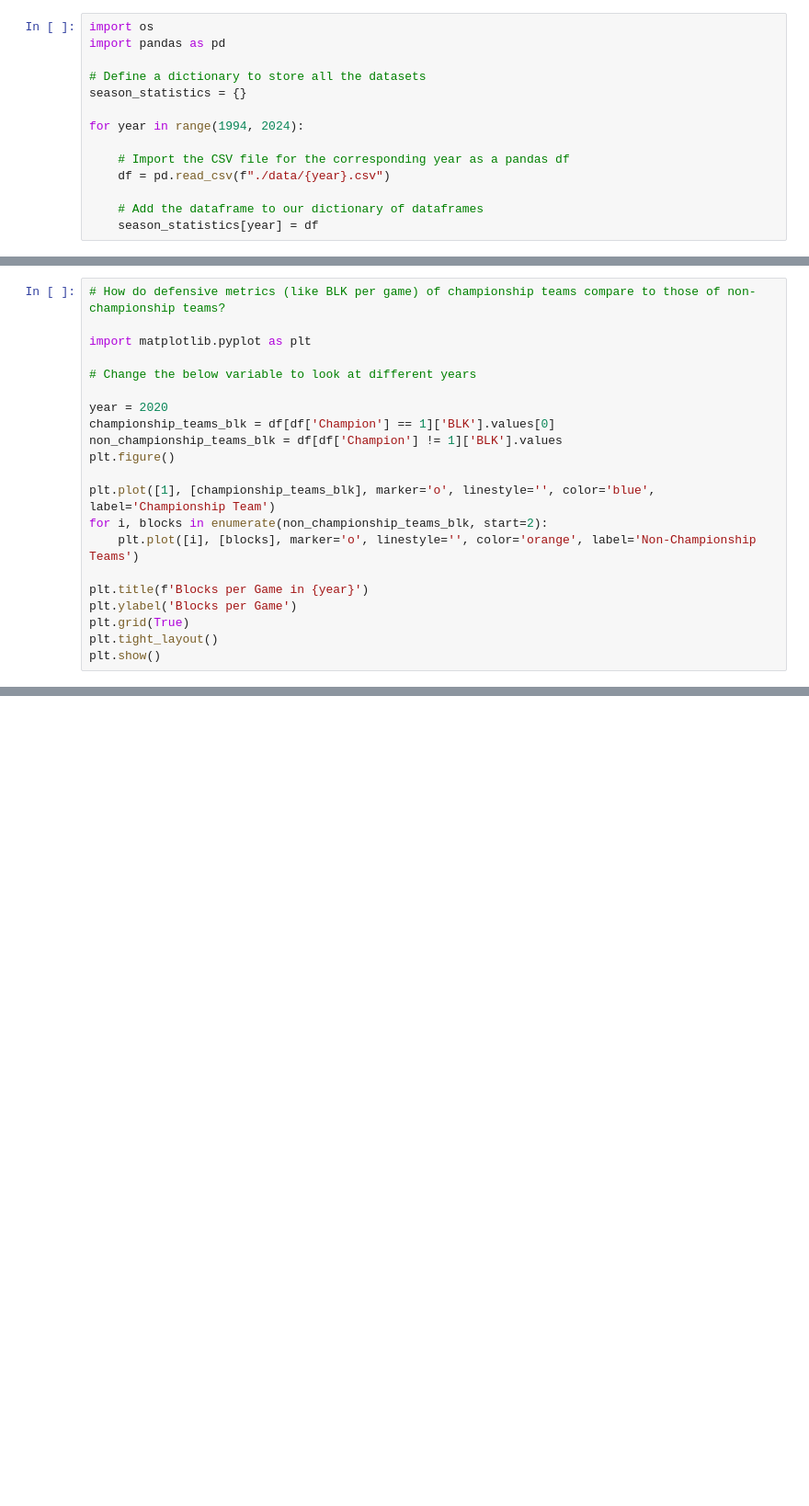
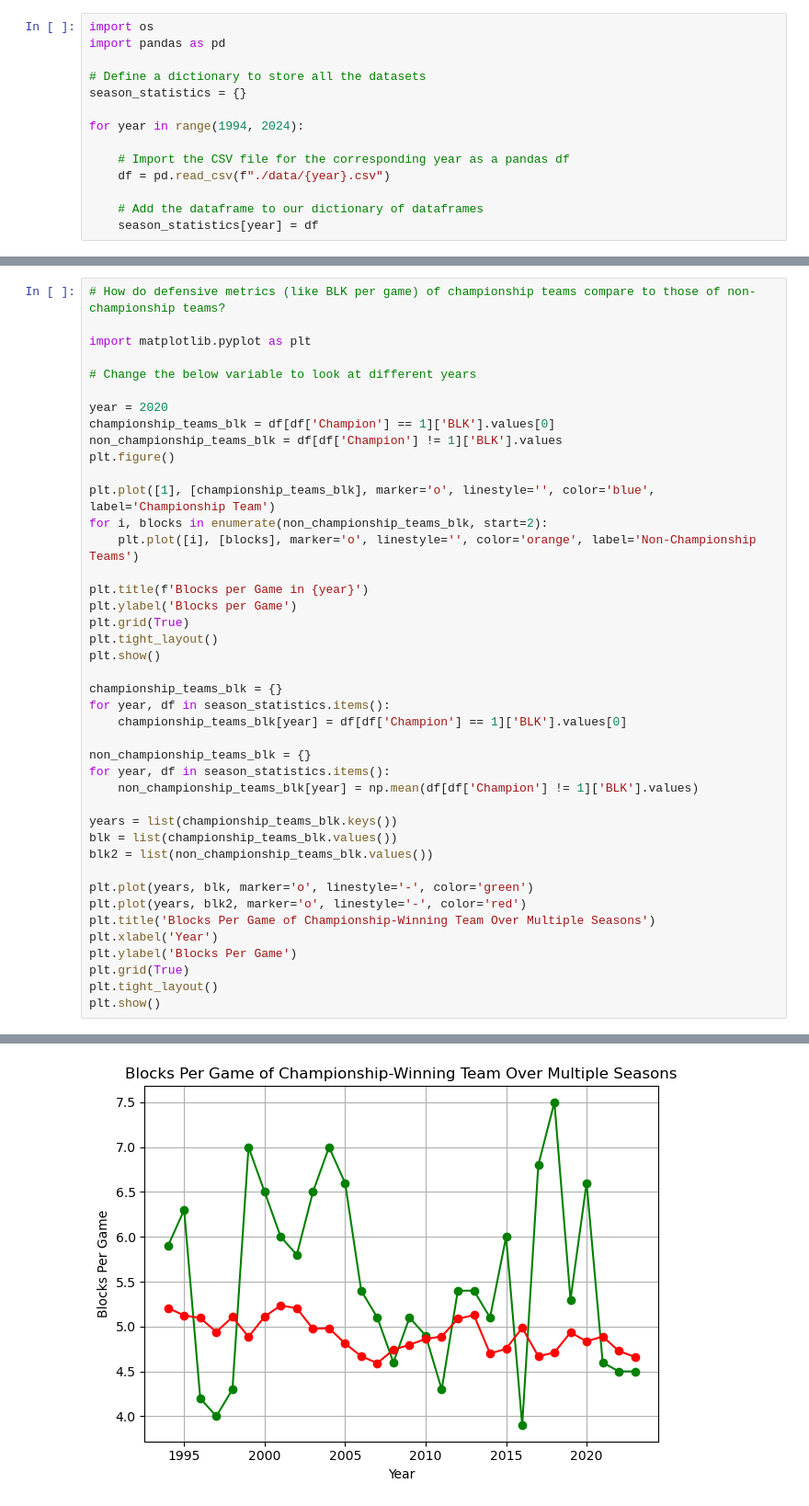
Before and after one commit to amubaraksyed/NBAChampion, a Jupyter notebook: Dylan_Data_Analysis_EDA.ipynb, the cells around one changed output, grey strips where cells are left out. Shown at 92% size. Saved outputs shown, nothing was run; the diff lists cells and outputs as text; blank space fills up the shorter version.

```diff
--- a/Dylan_Data_Analysis_EDA.ipynb
+++ b/Dylan_Data_Analysis_EDA.ipynb
@@ -164,23 +190,45 @@ plt.show()
 # %%
 # How do defensive metrics (like BLK per game) of championship teams compare to those of non-championship teams?
 
 import matplotlib.pyplot as plt
 
 # Change the below variable to look at different years
 
 year = 2020
 championship_teams_blk = df[df['Champion'] == 1]['BLK'].values[0]
 non_championship_teams_blk = df[df['Champion'] != 1]['BLK'].values
 plt.figure()
 
 plt.plot([1], [championship_teams_blk], marker='o', linestyle='', color='blue', label='Championship Team')
 for i, blocks in enumerate(non_championship_teams_blk, start=2):
     plt.plot([i], [blocks], marker='o', linestyle='', color='orange', label='Non-Championship Teams')
 
 plt.title(f'Blocks per Game in {year}')
 plt.ylabel('Blocks per Game')
 plt.grid(True)
 plt.tight_layout()
 plt.show()
+
+championship_teams_blk = {}
+for year, df in season_statistics.items():
+    championship_teams_blk[year] = df[df['Champion'] == 1]['BLK'].values[0]
+
+non_championship_teams_blk = {}
+for year, df in season_statistics.items():
+    non_championship_teams_blk[year] = np.mean(df[df['Champion'] != 1]['BLK'].values)
+
+years = list(championship_teams_blk.keys())
+blk = list(championship_teams_blk.values())
+blk2 = list(non_championship_teams_blk.values())
+
+plt.plot(years, blk, marker='o', linestyle='-', color='green')
+plt.plot(years, blk2, marker='o', linestyle='-', color='red')
+plt.title('Blocks Per Game of Championship-Winning Team Over Multiple Seasons')
+plt.xlabel('Year')
+plt.ylabel('Blocks Per Game')
+plt.grid(True)
+plt.tight_layout()
+plt.show()
 # %% [output]
 [figure]
+[figure, added]
```
Also changed, not shown: parts of 10 cells of this notebook.
